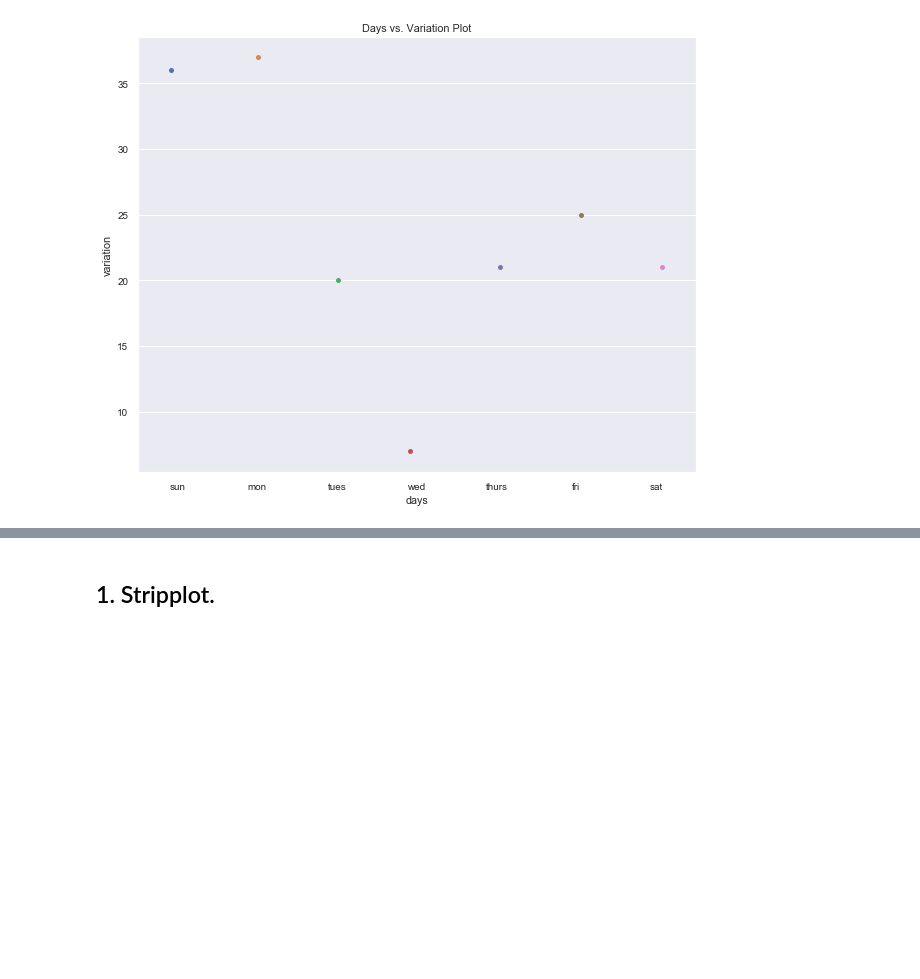
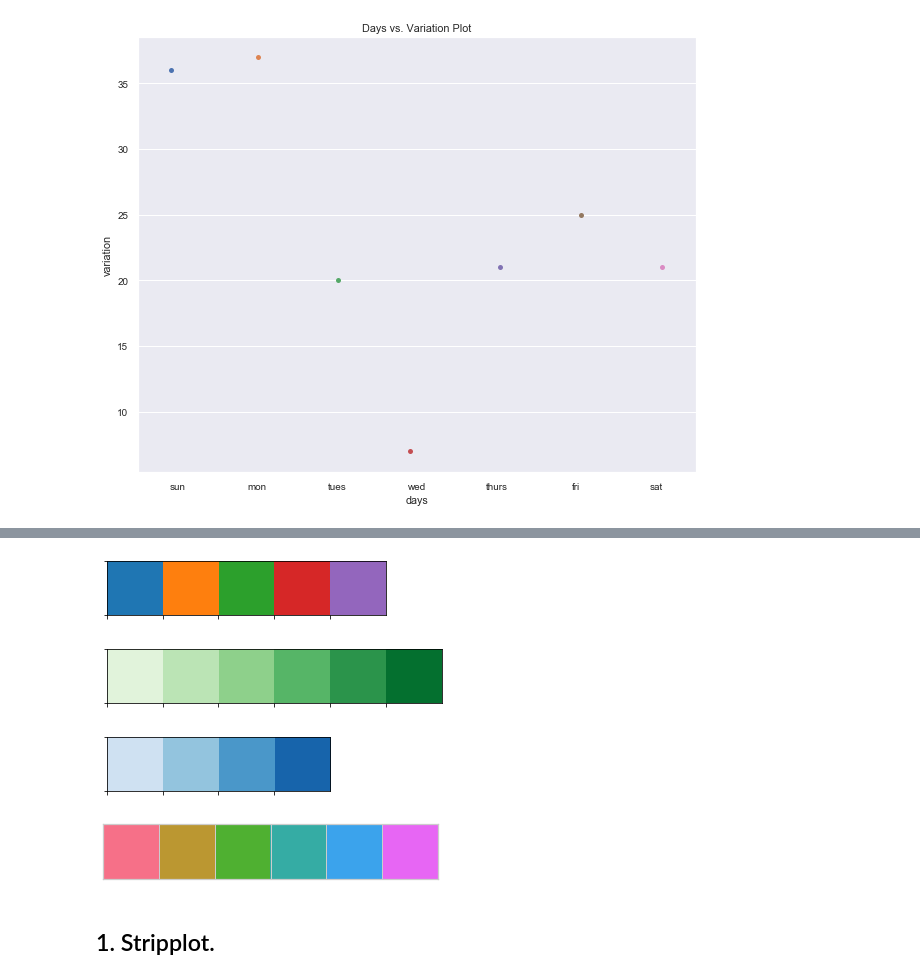
Before and after one commit to sagsshakya/Data-Visualization, a Jupyter notebook: seabonTutorial.ipynb, the cells around one changed output, grey strips where cells are left out. Drawn from its saved outputs; the diff is of its cells as text; code cells hidden in the pictures; blank space fills up the shorter version.

```diff
--- a/seabonTutorial.ipynb
+++ b/seabonTutorial.ipynb
@@ -32,3 +44,27 @@ plt.show()
+# %%
+current_palette = sns.color_palette(n_colors = 5, desat = True)
+sns.palplot(current_palette)
+plt.show()
+# %% [output]
+[figure, added]
+# %%
+current_palette = sns.color_palette(palette = 'Greens')
+sns.palplot( current_palette )
+plt.show()
+# %% [output]
+[figure, added]
+# %%
+current_palette = sns.color_palette(palette = 'Blues', n_colors = 4)
+sns.palplot( current_palette )
+plt.show()
+# %% [output]
+[figure, added]
+# %%
+current_palette = sns.color_palette(palette = 'husl', n_colors = 6)
+sns.palplot( current_palette )
+plt.show()
+# %% [output]
+[figure, added]
 # %% [markdown]
 ## 1. Stripplot.
 # %%
```
Also changed, not shown: parts of 22 cells of this notebook.
